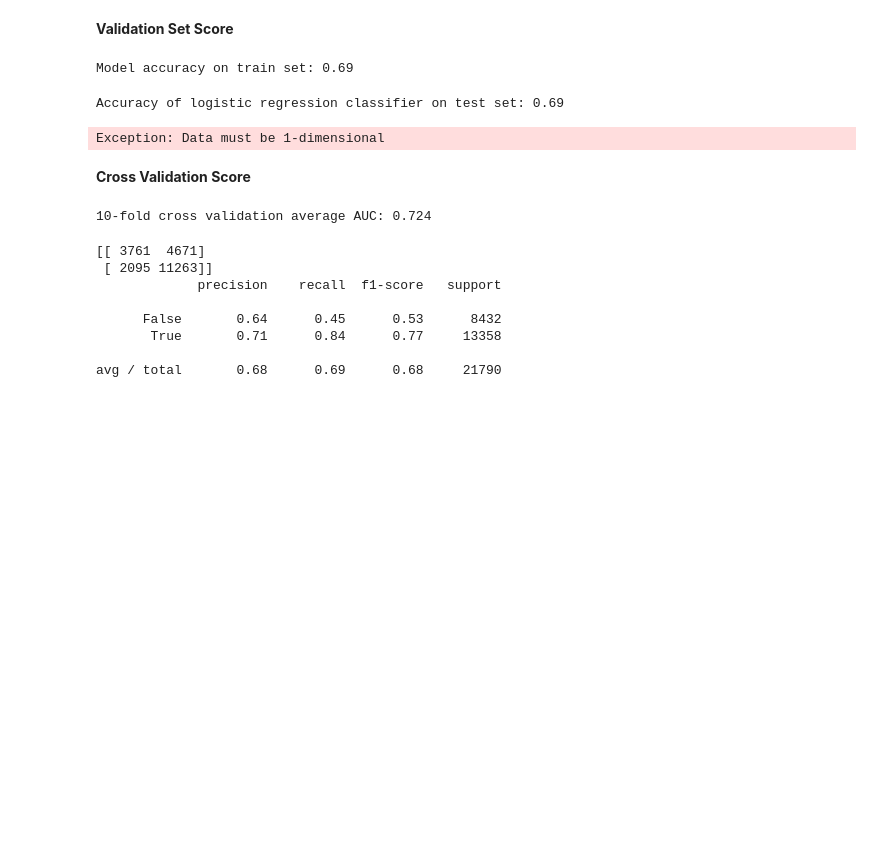
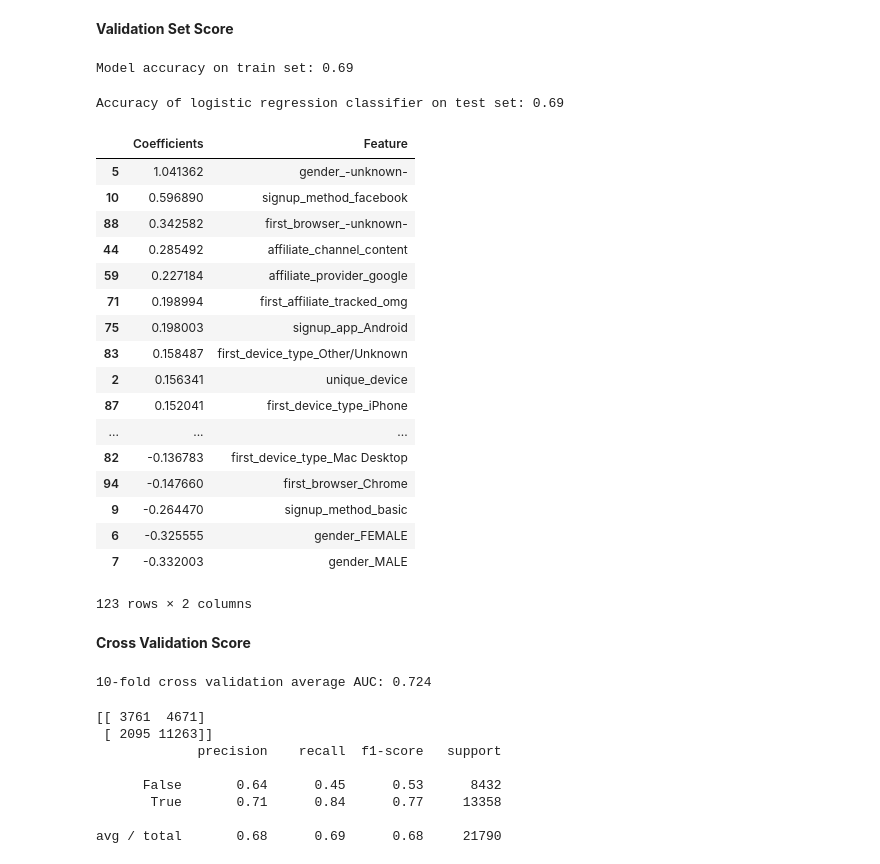
Before and after one commit to bkennedy04/msia420_airbnb_prediction, a Jupyter notebook: src/Airbnb 2.26.18 - Data Cleansing & Feature Creation.ipynb, the cells around one changed output. Drawn from its saved outputs; the diff is of its cells as text; code cells hidden in the pictures; blank space fills up the shorter version.

Commit message:
update logistic coefficient output

```diff
--- a/src/Airbnb 2.26.18 - Data Cleansing & Feature Creation.ipynb
+++ b/src/Airbnb 2.26.18 - Data Cleansing & Feature Creation.ipynb
@@ -46,7 +46,7 @@ def data_reader():
     read data into notebook
     """
 
-    data_dir = os.path.join('.', 'data') #/Users/siliangchen/Airbnb
+    data_dir = os.path.join('..', 'data') #/Users/siliangchen/Airbnb
 
     session_path = os.path.join(data_dir, 'sessions.csv')
     train_path = os.path.join(data_dir, 'train_users_2.csv')
@@ -665,10 +665,28 @@ Accuracy of logistic regression classifier on test set: 0.69
 # %%
 #coefficients = pd.DataFrame({"Feature":x_train.columns,"Coefficients":np.transpose(logreg.coef_)})
 
-a = np.transpose(logreg.coef_)
-coefficients = pd.DataFrame({"Feature":x_train.columns,"Coefficients":a})
+a = np.transpose(logreg.coef_[0])
+coefficients = pd.DataFrame({"Feature":x_train.columns,"Coefficients":a}).sort_values(by='Coefficients',ascending=False)
+coefficients
 # %% [output]
+|  | Coefficients | Feature |
+| 5 | 1.041362 | gender_-unknown- |
+| 10 | 0.596890 | signup_method_facebook |
+| 88 | 0.342582 | first_browser_-unknown- |
+| 44 | 0.285492 | affiliate_channel_content |
+| 59 | 0.227184 | affiliate_provider_google |
+| 71 | 0.198994 | first_affiliate_tracked_omg |
+| 75 | 0.198003 | signup_app_Android |
+| 83 | 0.158487 | first_device_type_Other/Unknown |
+| 2 | 0.156341 | unique_device |
+| 87 | 0.152041 | first_device_type_iPhone |
+| ... | ... | ... |
+| 82 | -0.136783 | first_device_type_Mac Desktop |
+| 94 | -0.147660 | first_browser_Chrome |
+| 9 | -0.264470 | signup_method_basic |
+| 6 | -0.325555 | gender_FEMALE |
+| 7 | -0.332003 | gender_MALE |
-Exception: Data must be 1-dimensional
+123 rows × 2 columns
 # %% [markdown]
 **Cross Validation Score**
 # %%
```
Also changed, not shown: parts of 1 cell of this notebook.
